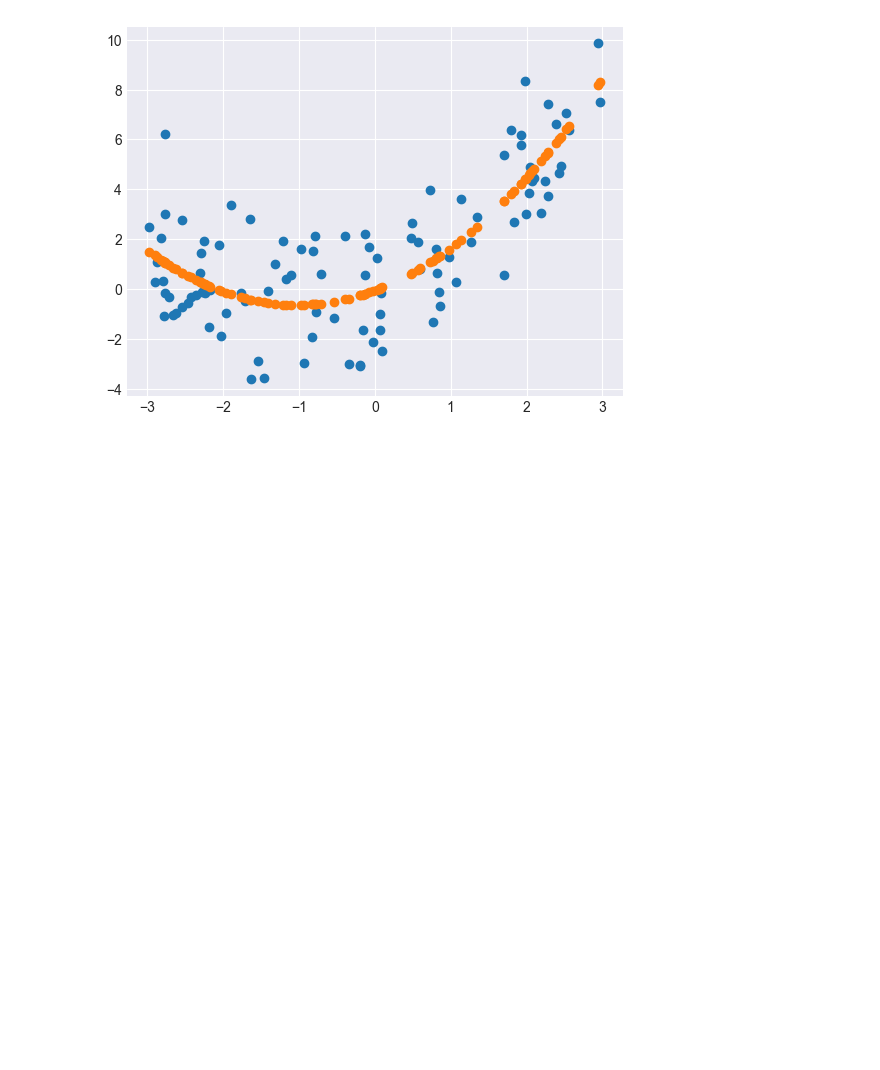
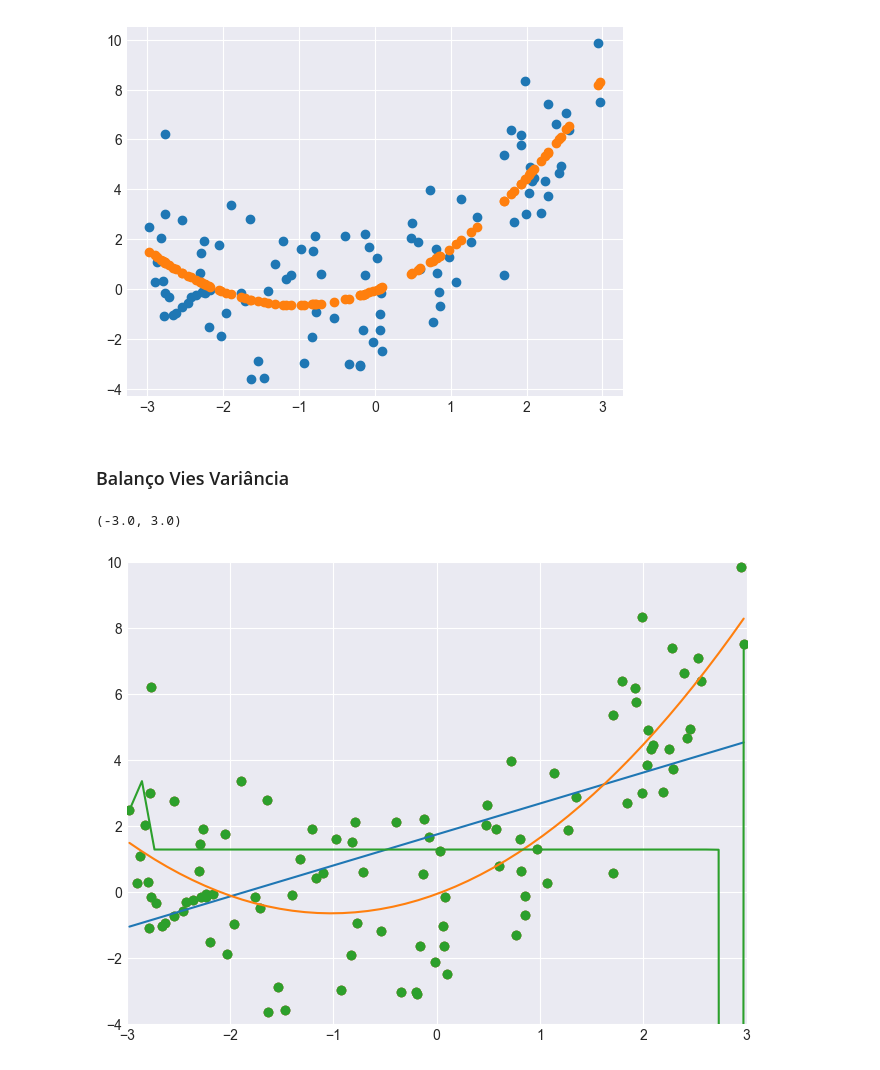
Before and after one commit to fernandops21/how_do_ML_models_learn, a Jupyter notebook: regressao_polinomial.ipynb, the cells around one changed output. Drawn from its saved outputs; the diff is of its cells as text; code cells hidden in the pictures; blank space fills up the shorter version.

```diff
--- a/regressao_polinomial.ipynb
+++ b/regressao_polinomial.ipynb
@@ -63,3 +63,23 @@ plt.scatter(x, y)
 plt.scatter(x, lin_reg.predict(x_poly));
 # %% [output]
 [figure]
+# %% [markdown]
+### Balanço Vies Variância
+# %%
+fig, ax = plt.subplots(figsize=(8, 6))
+
+for degree in [1, 2, 300]:
+    poly_features = PolynomialFeatures(degree=degree, include_bias=False)
+    x_poly = poly_features.fit_transform(x)
+    x_seq = np.linspace(x.min(), x.max(), 50).reshape(-1,1)
+    lin_reg = LinearRegression()
+    lin_reg.fit(x_poly, y)
+    plt.scatter(x, y)
+    x_seq_transf = poly_features.fit_transform(x_seq)
+    plt.plot(x_seq, lin_reg.predict(x_seq_transf), label=degree)
+
+ax.set_ylim([-4, 10])
+ax.set_xlim([-3, 3])
+# %% [output]
+(-3.0, 3.0)
+[figure, added]
```
Also changed, not shown: parts of 7 cells of this notebook, 2 other files.
